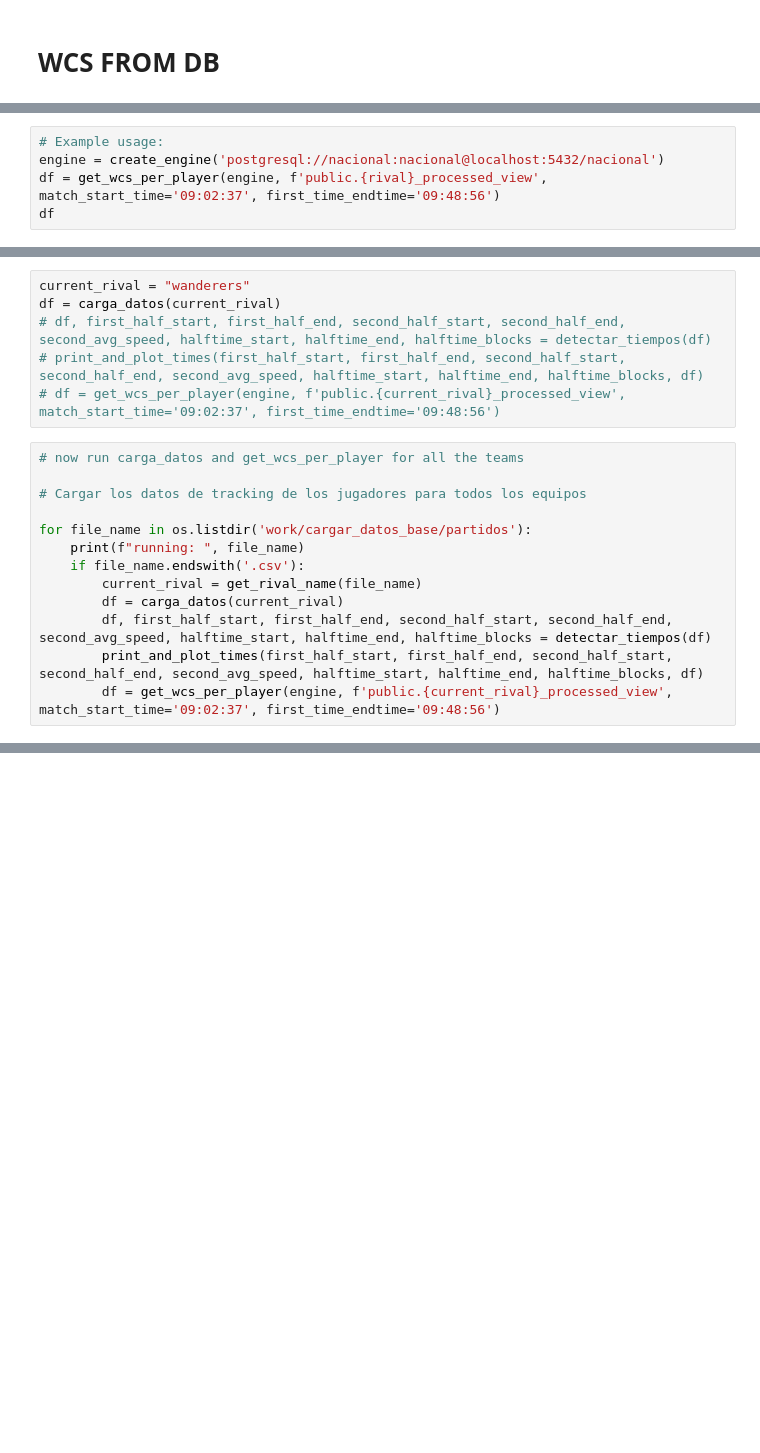
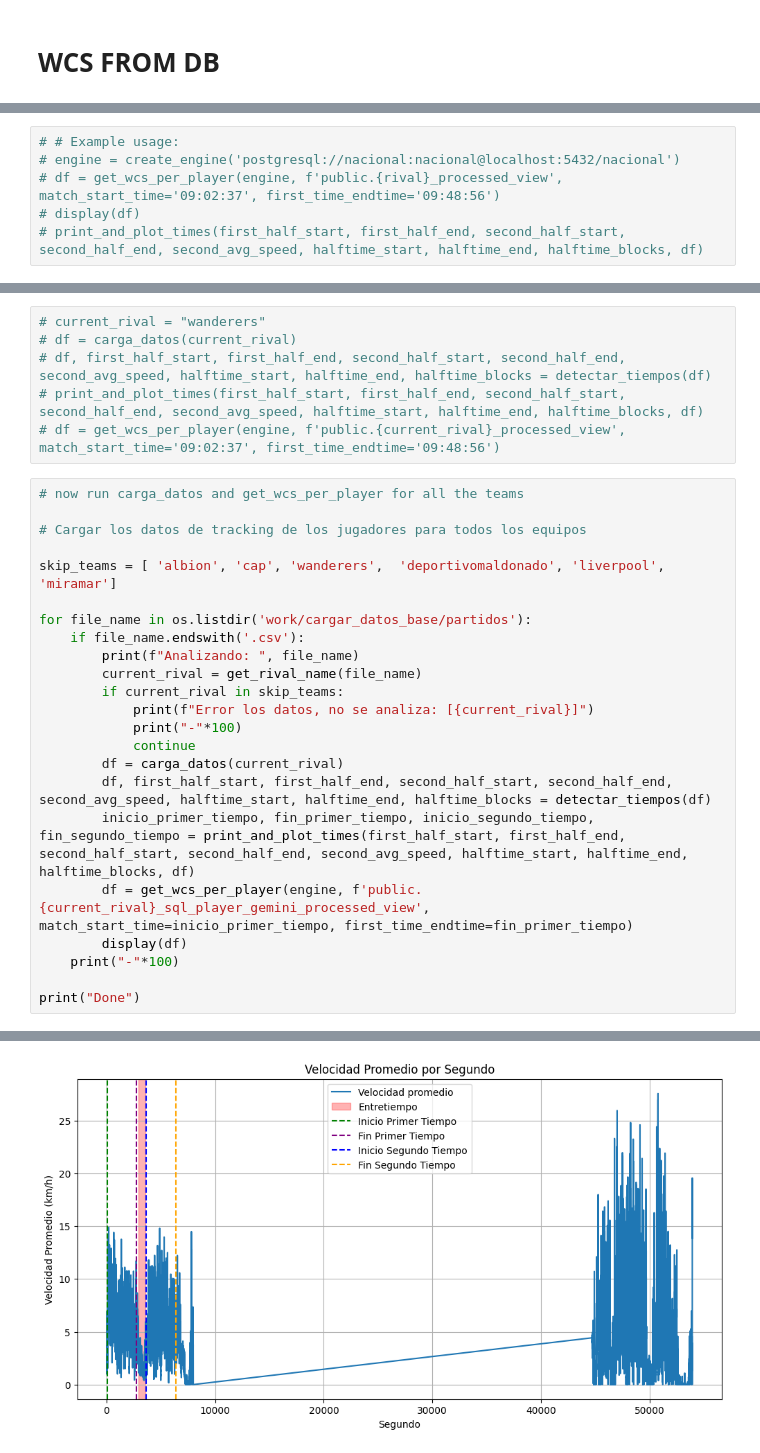
Before and after one commit to MBerguer/tesis-futbol, a Jupyter notebook: notebooks/wcs/wcs-sql.ipynb, the cells around one changed output, grey strips where cells are left out. Drawn from its saved outputs; the diff is of its cells as text; blank space fills up the shorter version.

```diff
--- a/notebooks/wcs/wcs-sql.ipynb
+++ b/notebooks/wcs/wcs-sql.ipynb
@@ -506,7 +530,8 @@ def get_wcs_per_player(engine, table_name, speed_threshold=19.8, interval_second
     df = pd.read_sql_query(query, engine)
     return df
 # %%
-# Example usage:
-engine = create_engine('postgresql://nacional:nacional@localhost:5432/nacional')
-df = get_wcs_per_player(engine, f'public.{rival}_processed_view', match_start_time='09:02:37', first_time_endtime='09:48:56')
-df
+# # Example usage:
+# engine = create_engine('postgresql://nacional:nacional@localhost:5432/nacional')
+# df = get_wcs_per_player(engine, f'public.{rival}_processed_view', match_start_time='09:02:37', first_time_endtime='09:48:56')
+# display(df)
+# print_and_plot_times(first_half_start, first_half_end, second_half_start, second_half_end, second_avg_speed, halftime_start, halftime_end, halftime_blocks, df)
@@ -525,6 +538,6 @@ df
 # %%
-current_rival = "wanderers"
-df = carga_datos(current_rival)
+# current_rival = "wanderers"
+# df = carga_datos(current_rival)
 # df, first_half_start, first_half_end, second_half_start, second_half_end, second_avg_speed, halftime_start, halftime_end, halftime_blocks = detectar_tiempos(df)
 # print_and_plot_times(first_half_start, first_half_end, second_half_start, second_half_end, second_avg_speed, halftime_start, halftime_end, halftime_blocks, df)
 # df = get_wcs_per_player(engine, f'public.{current_rival}_processed_view', match_start_time='09:02:37', first_time_endtime='09:48:56')
@@ -533,11 +546,22 @@ df = carga_datos(current_rival)
 
 # Cargar los datos de tracking de los jugadores para todos los equipos
 
+skip_teams = [ 'albion', 'cap', 'wanderers',  'deportivomaldonado', 'liverpool', 'miramar']
+
 for file_name in os.listdir('work/cargar_datos_base/partidos'):
-    print(f"running: ", file_name)
     if file_name.endswith('.csv'):
+        print(f"Analizando: ", file_name)
         current_rival = get_rival_name(file_name)
+        if current_rival in skip_teams:
+            print(f"Error los datos, no se analiza: [{current_rival}]")
+            print("-"*100)
+            continue
         df = carga_datos(current_rival)
         df, first_half_start, first_half_end, second_half_start, second_half_end, second_avg_speed, halftime_start, halftime_end, halftime_blocks = detectar_tiempos(df)
-        print_and_plot_times(first_half_start, first_half_end, second_half_start, second_half_end, second_avg_speed, halftime_start, halftime_end, halftime_blocks, df)
-        df = get_wcs_per_player(engine, f'public.{current_rival}_processed_view', match_start_time='09:02:37', first_time_endtime='09:48:56')
+        inicio_primer_tiempo, fin_primer_tiempo, inicio_segundo_tiempo, fin_segundo_tiempo = print_and_plot_times(first_half_start, first_half_end, second_half_start, second_half_end, second_avg_speed, halftime_start, halftime_end, halftime_blocks, df)
+        df = get_wcs_per_player(engine, f'public.{current_rival}_sql_player_gemini_processed_view', match_start_time=inicio_primer_tiempo, first_time_endtime=fin_primer_tiempo)
+        display(df)
+    print("-"*100)
+
+print("Done")
+# %% [output]
@@ -543,0 +585 @@ for file_name in os.listdir('work/cargar_datos_base/partidos'):
+[figure, added]
```
Also changed, not shown: parts of 9 cells of this notebook, 4 other files.
